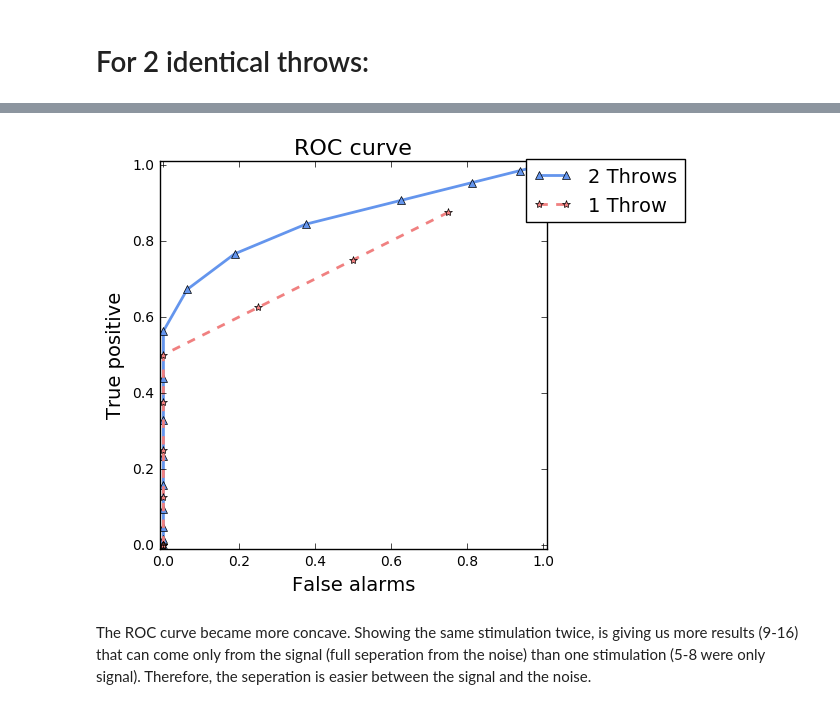
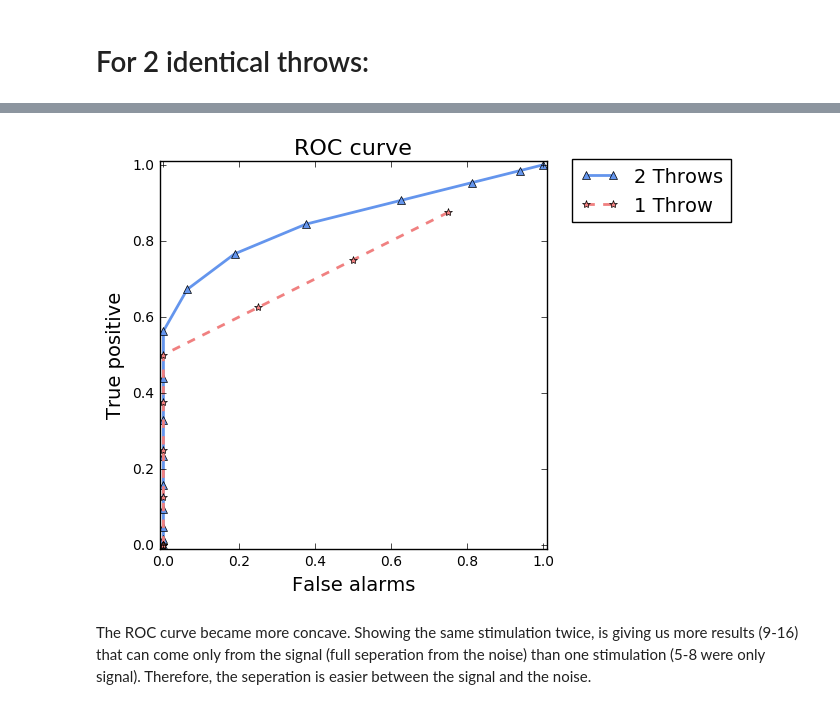
Before and after one commit to PTorr/Decisio-making, a Jupyter notebook: question1.ipynb, the cells around one changed output, grey strips where cells are left out. Cells and saved outputs as stored; diff of their text form; code cells hidden in the pictures.

```diff
--- a/question1.ipynb
+++ b/question1.ipynb
@@ -58,24 +84,24 @@ I would place the criterion in 5 spikes.
 # %%
 H_Noise  = np.array([0,1.,2.,3.,4.,3.,2.,1.,0,0,0,0,0,0,0,0])/16.
 V_Signal = np.array([0,1.,2.,3.,4.,5.,6.,7.,8.,7.,6.,5.,4.,3.,2.,1.])/64.
 n = len(H_Noise)
 TP2 = np.zeros(n)
 FA2 = np.copy(TP2)
 for i in range(0,n):
     TP2[i] = np.sum(V_Signal[i+1:])
     FA2[i] = np.sum(H_Noise[i+1:])
 fig4 = plt.figure('4')
 plt.plot(FA2,TP2,color = 'cornflowerblue',marker = '^', linewidth = 2, label= '2 Throws')
 plt.plot(FA,TP, color='lightcoral', marker = '*', linestyle='--', linewidth = 2, label = '1 Throw')
 plt.xlim([-0.01,1.01])
 plt.ylim([-0.01,1.01])
-plt.legend(fontsize=14,bbox_to_anchor=(1.38, 1.03),loc=1)
+plt.legend(fontsize=14,bbox_to_anchor=(1.5, 1.03),loc=1)
 plt.xlabel('False alarms',fontsize=14)
 plt.ylabel('True positive',fontsize=14)
 plt.title('ROC curve',fontsize=16)
 save_maxfig(fig4,'fig4')
 # %% [output]
-[figure, old version]
+[figure, new version]
 # %% [markdown]
 The ROC curve became more concave. Showing the same stimulation twice, is giving us more results (9-16) that can come only from the signal (full seperation from the noise) than one stimulation (5-8 were only signal). Therefore, the seperation is easier between the signal and the noise.
 # %% [markdown]
```
Also changed, not shown: parts of 1 cell of this notebook, 2 other files.
